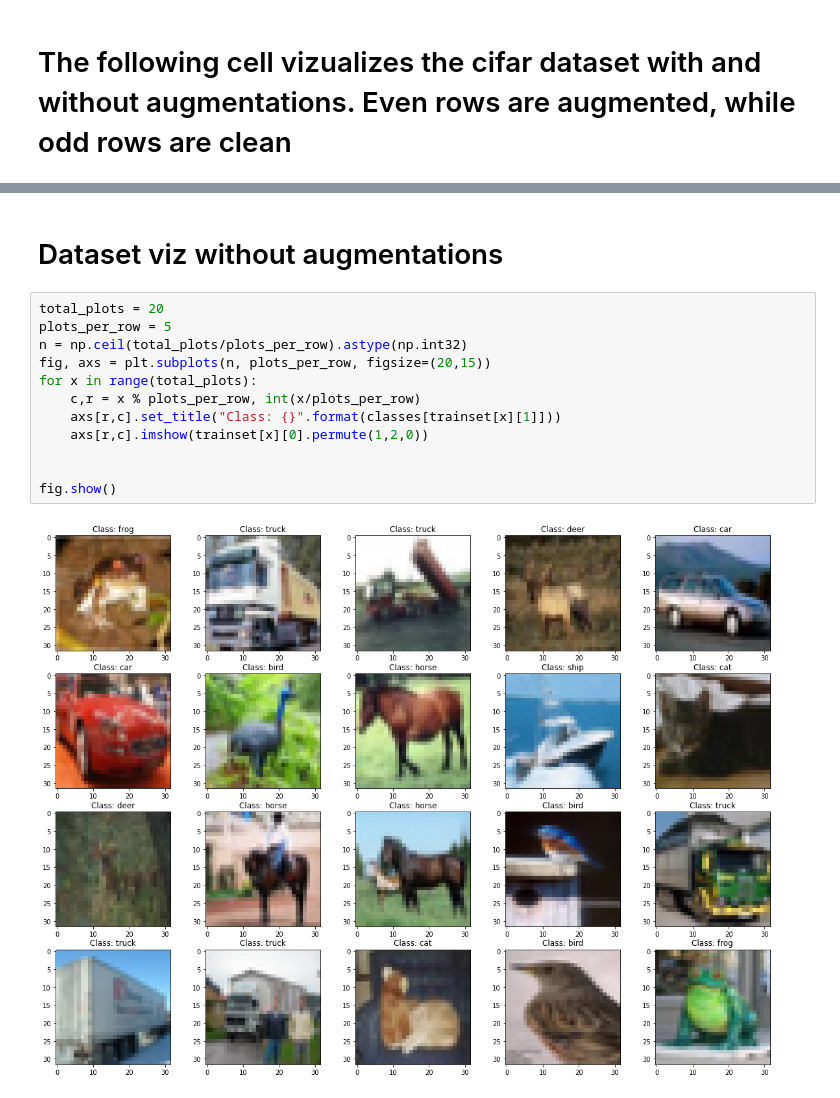
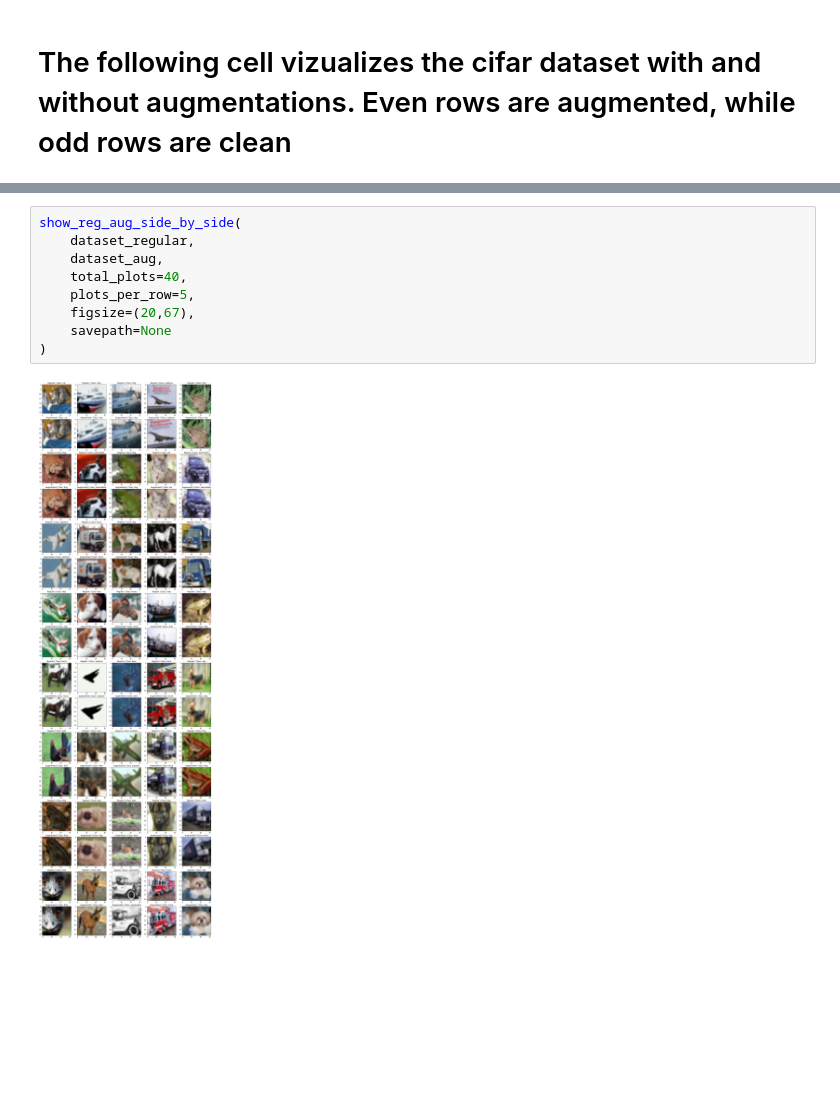
Before and after one commit to liuye6666/adaptive_auto_attack, a Jupyter notebook: notebooks/Augmentations for adv ML project.ipynb, the cells around one changed output, grey strips where cells are left out. Cells and saved outputs as stored; diff of their text form; blank space fills up the shorter version.

Commit message:
added experiments files and automatic augmented dataset generation

```diff
--- a/notebooks/Augmentations for adv ML project.ipynb
+++ b/notebooks/Augmentations for adv ML project.ipynb
@@ -428,16 +78,11 @@ fig.show()
-# %% [markdown]
-# Dataset viz without augmentations
-# %%
-total_plots = 20
-plots_per_row = 5
-n = np.ceil(total_plots/plots_per_row).astype(np.int32)
-fig, axs = plt.subplots(n, plots_per_row, figsize=(20,15))
-for x in range(total_plots):
-    c,r = x % plots_per_row, int(x/plots_per_row)
-    axs[r,c].set_title("Class: {}".format(classes[trainset[x][1]]))
-    axs[r,c].imshow(trainset[x][0].permute(1,2,0))
-
-
-fig.show()
-# %% [output]
-[figure, removed]
+# %%
+show_reg_aug_side_by_side(
+    dataset_regular,
+    dataset_aug,
+    total_plots=40,
+    plots_per_row=5,
+    figsize=(20,67),
+    savepath=None
+)
+# %% [output]
+[figure, added]
```
Also changed, not shown: parts of 10 cells of this notebook, 7 other files.
